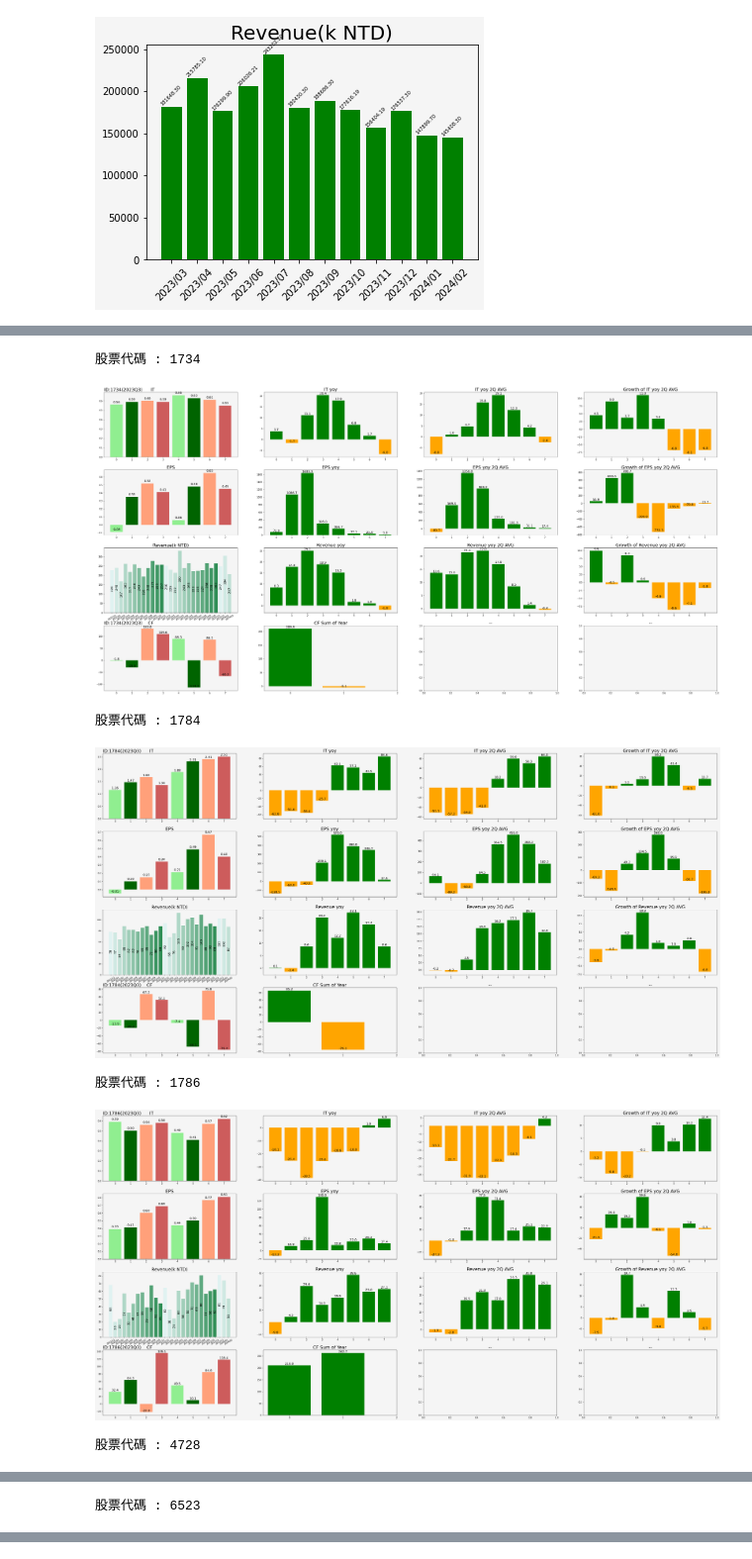
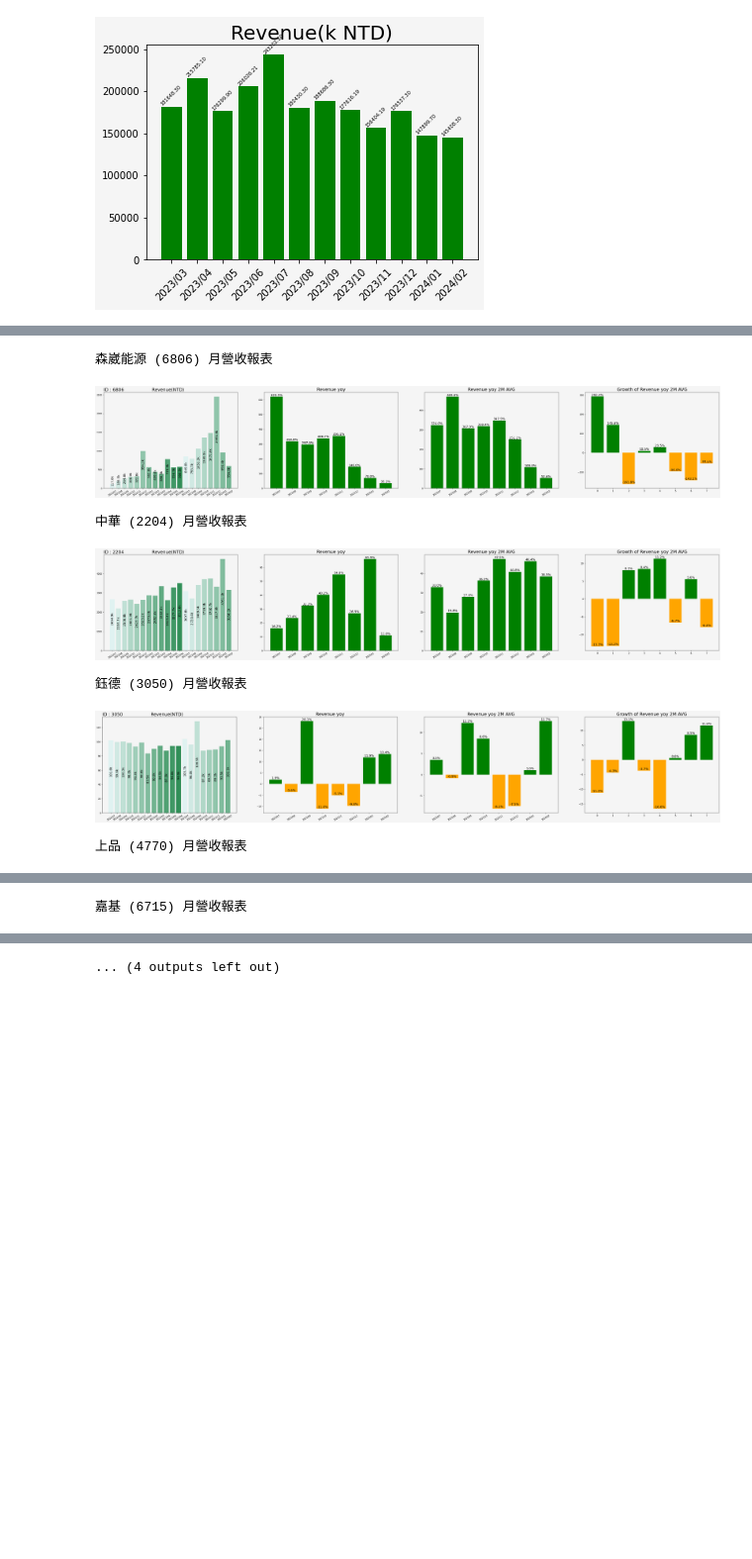
Before and after one commit to johnnyliao0325/Stock_RS_Strategy_Manager, a Jupyter notebook: Stock_RS_rate_analysis/fundamental.ipynb, the cells around one changed output, grey strips where cells are left out. Shown at 99% size. Cells and saved outputs as stored; diff of their text form; code cells hidden in the pictures; blank space fills up the shorter version.

Commit message:
add a function month_revenue for plot monthly revenue

```diff
--- a/Stock_RS_rate_analysis/fundamental.ipynb
+++ b/Stock_RS_rate_analysis/fundamental.ipynb
@@ -512,19 +603,20 @@ Error:
 # %%
 holds = '2313 2404 2439 1618 1616'.split(' ')
-observes = '1734 1784 1786 4728 6523 8442'.split(' ')
+observes = '6806 2204 3050 4770 6715 6122 6442 6535'.split(' ')
 choosen = '3362 3406 3712 6668 6789'.split(' ')
 industry = '6703 6523 5301 4728 4161 1784 6666 1786 1783'.split(' ')
 for ID in observes:
     try:
-        a = plot_all(ID, 8)
-        plt.show()
+        # a = plot_all(ID, 8)
+        month_revenue(ID, 8)
+        # plt.show()
     except Exception as e:
         print(e)
 # %% [output]
-股票代碼 : 1734
+森崴能源 (6806) 月營收報表
-[figure, old version]
+[figure, new version]
-股票代碼 : 1784
+中華 (2204) 月營收報表
-[figure, old version]
+[figure, new version]
-股票代碼 : 1786
+鈺德 (3050) 月營收報表
-[figure, old version]
+[figure, new version]
-股票代碼 : 4728
+上品 (4770) 月營收報表
@@ -532 +624 @@ for ID in observes:
-股票代碼 : 6523
+嘉基 (6715) 月營收報表
@@ -536,3 +628,4 @@ for ID in observes:
+... (4 outputs left out)
 # %%
 # 查詢
 n_day_ago = -0
```
Also changed, not shown: parts of 5 cells of this notebook.
